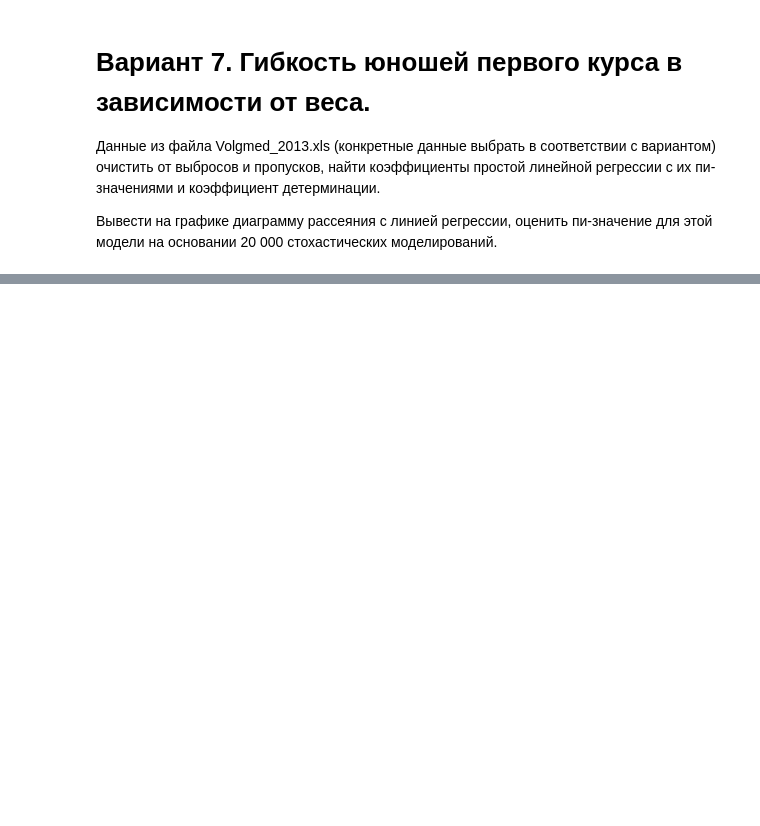
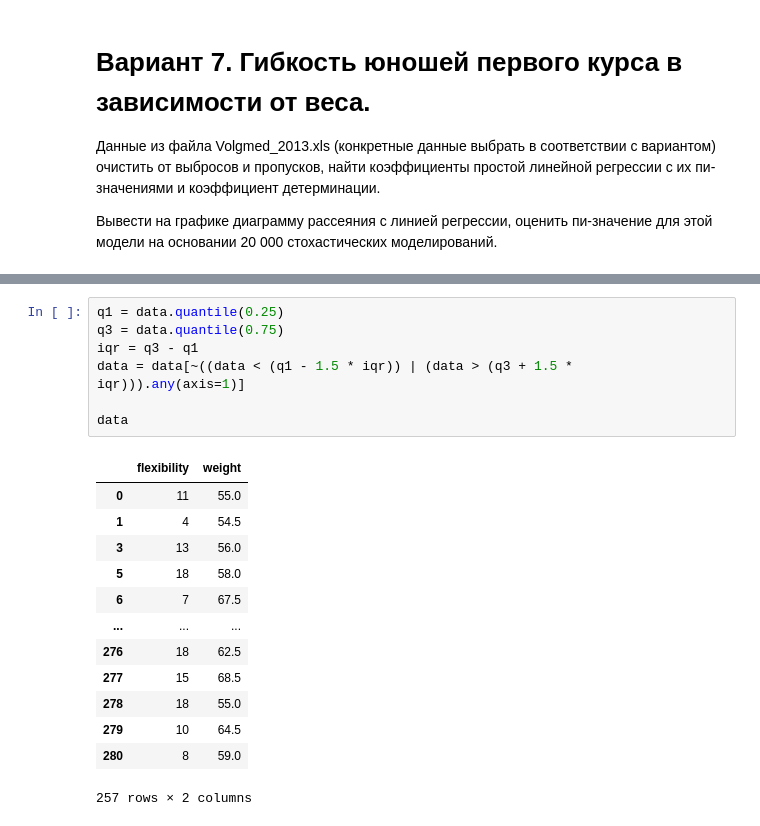
Before and after one commit to Sh0kerr/data_analysis, a Jupyter notebook: task_8/hw_8.ipynb, the cells around one changed output, grey strips where cells are left out. Saved outputs shown, nothing was run; the diff lists cells and outputs as text; blank space fills up the shorter version.

```diff
--- a/task_8/hw_8.ipynb
+++ b/task_8/hw_8.ipynb
@@ -30,0 +62,21 @@ df.head()
+# %%
+q1 = data.quantile(0.25)
+q3 = data.quantile(0.75)
+iqr = q3 - q1
+data = data[~((data < (q1 - 1.5 * iqr)) | (data > (q3 + 1.5 * iqr))).any(axis=1)]
+
+data
+# %% [output]
+|  | flexibility | weight |
+| 0 | 11 | 55.0 |
+| 1 | 4 | 54.5 |
+| 3 | 13 | 56.0 |
+| 5 | 18 | 58.0 |
+| 6 | 7 | 67.5 |
+| ... | ... | ... |
+| 276 | 18 | 62.5 |
+| 277 | 15 | 68.5 |
+| 278 | 18 | 55.0 |
+| 279 | 10 | 64.5 |
+| 280 | 8 | 59.0 |
+257 rows × 2 columns
```
Also changed, not shown: parts of 9 cells of this notebook.
